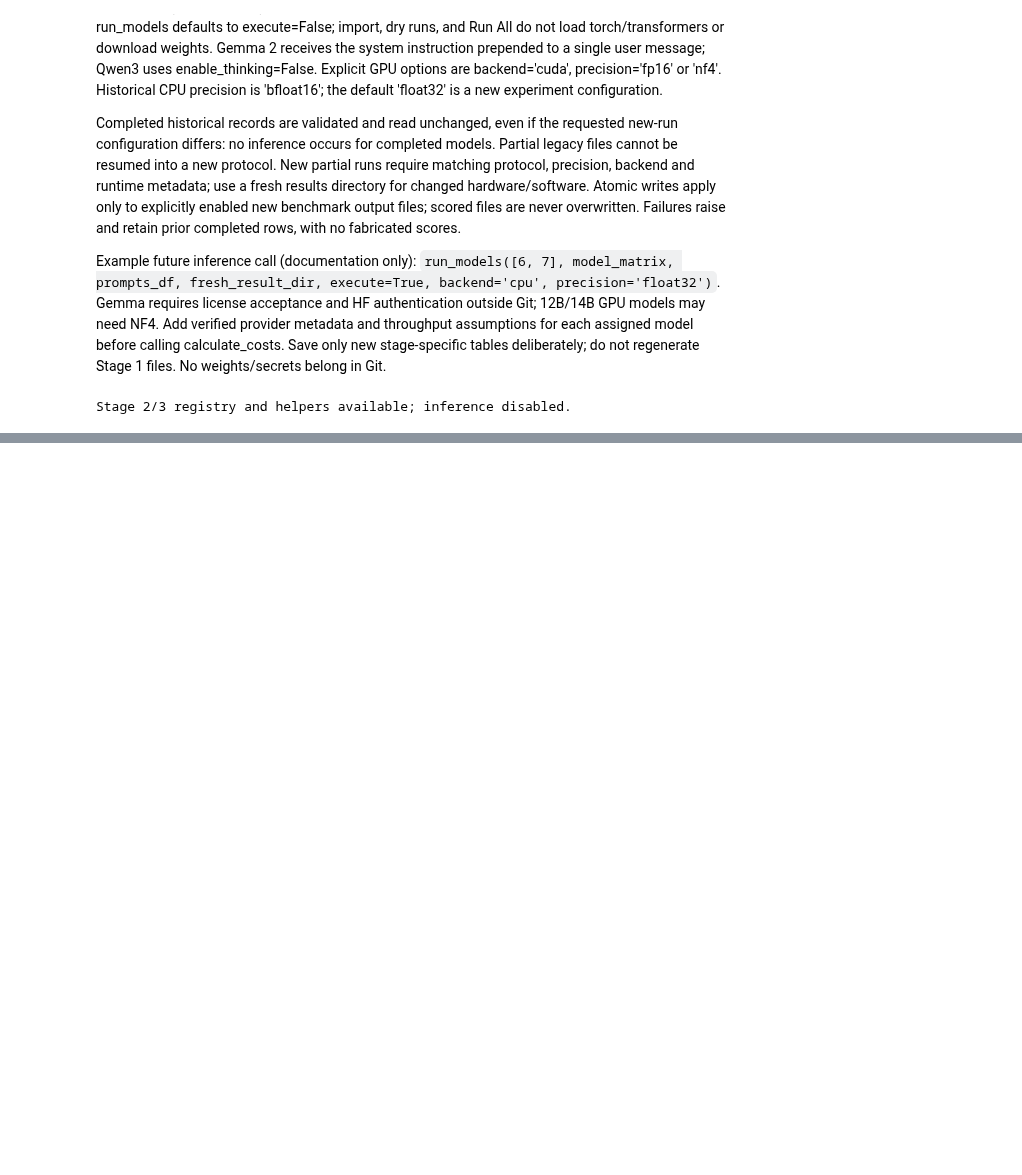
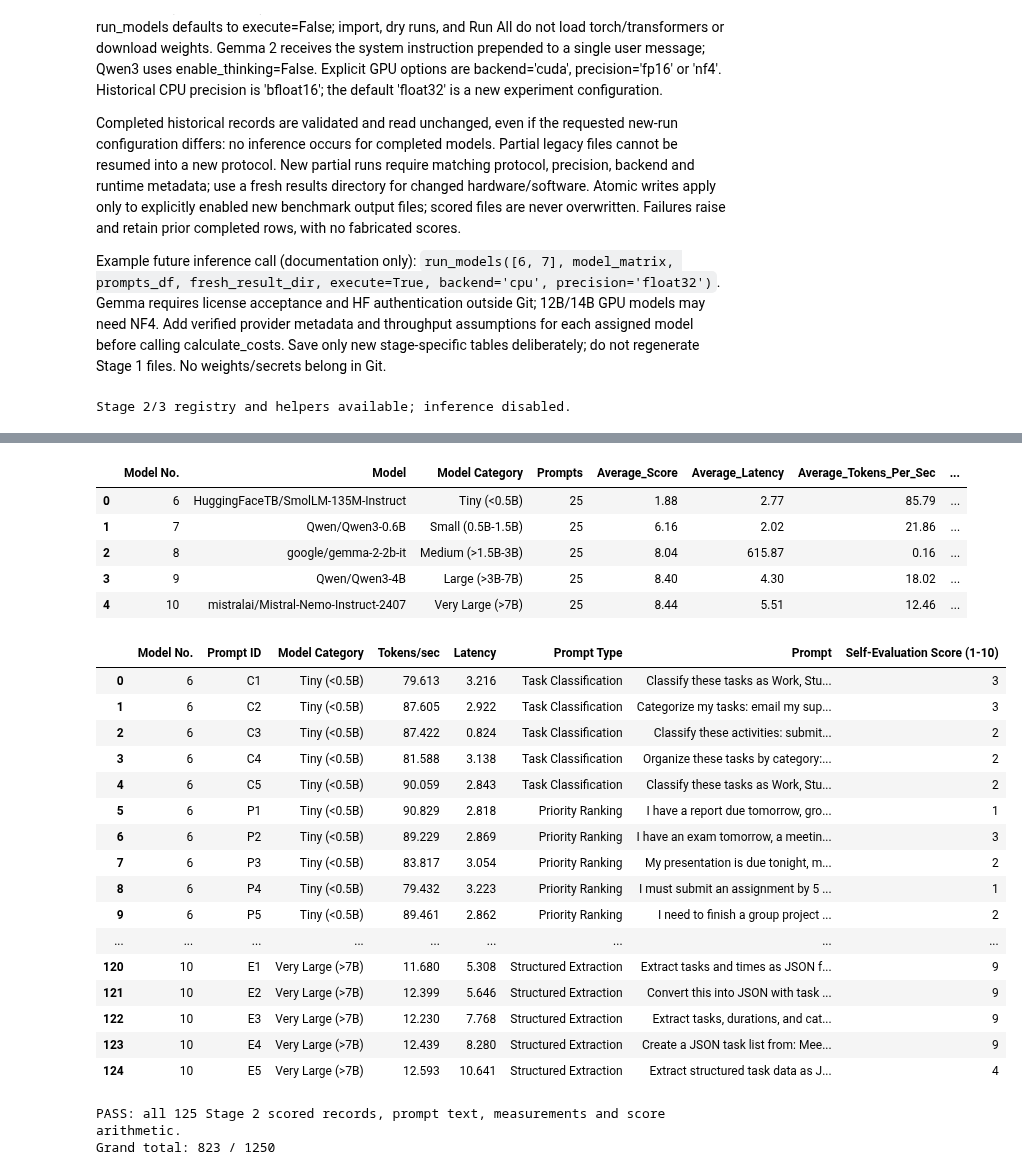
Before and after one commit to AshleyZhou-31/3_CozyDay, a Jupyter notebook: llm-test/multi_model_system.ipynb, the cells around one changed output, grey strips where cells are left out. Cells and saved outputs as stored; diff of their text form; code cells hidden in the pictures; blank space fills up the shorter version.

Commit message:
Add Stage 2 Models 6-10: benchmarks, scoring, costs, routing scenario, validator

```diff
--- a/llm-test/multi_model_system.ipynb
+++ b/llm-test/multi_model_system.ipynb
@@ -325,0 +331,53 @@ Stage 2/3 registry and helpers available; inference disabled.
+# %%
+frames = []
+for number in range(6, 11):
+    raw = pd.read_csv(RESULTS_DIR / f"a7_model_{number}_benchmark.csv")
+    scored = pd.read_csv(RESULTS_DIR / f"a7_model_{number}_scored.csv")
+    validate_records(scored, *models[number], prompts_df)
+    assert len(scored) == 25
+    unscored = SCORE_COLUMNS + ["Self-Evaluation Score (1-10)"]
+    pd.testing.assert_frame_equal(raw.drop(columns=unscored), scored.drop(columns=unscored))
+    assert scored[SCORE_COLUMNS].map(lambda x: float(x).is_integer() and 1 <= x <= 10).all().all()
+    calculated = scored[SCORE_COLUMNS].mean(axis=1).map(lambda x: int(x + 0.5))
+    assert calculated.eq(scored["Self-Evaluation Score (1-10)"]).all()
+    frames.append(scored.assign(**{"Model No.": number}))
+stage2_benchmark_df = pd.concat(frames, ignore_index=True)
+saved_combined_s2 = pd.read_csv(RESULTS_DIR / "a7_stage2_all_benchmarks.csv")
+pd.testing.assert_frame_equal(stage2_benchmark_df[saved_combined_s2.columns], saved_combined_s2)
+stage2_summary = stage2_benchmark_df.groupby(["Model No.", "Model", "Model Category"]).agg(
+    Prompts=("Prompt ID", "count"), Average_Score=("Self-Evaluation Score (1-10)", "mean"),
+    Average_Latency=("Latency", "mean"), Average_Tokens_Per_Sec=("Tokens/sec", "mean"),
+    Token_Limit_Hits=("Reached Token Limit", "sum")).reset_index().round(2)
+pd.testing.assert_frame_equal(stage2_summary, pd.read_csv(RESULTS_DIR / "a7_stage2_summary.csv"))
+display(stage2_summary)
+with pd.option_context("display.max_rows", 150, "display.max_colwidth", None):
+    display(stage2_benchmark_df[["Model No.", "Prompt ID", "Model Category", "Tokens/sec",
+        "Latency", "Prompt Type", "Prompt", "Self-Evaluation Score (1-10)"]])
+print("PASS: all 125 Stage 2 scored records, prompt text, measurements and score arithmetic.")
+print("Grand total:", int(stage2_benchmark_df["Self-Evaluation Score (1-10)"].sum()), "/ 1250")
+# %% [output]
+|  | Model No. | Model | Model Category | Prompts | Average_Score | Average_Latency | Average_Tokens_Per_Sec | ... |
+| 0 | 6 | HuggingFaceTB/SmolLM-135M-Instruct | Tiny (<0.5B) | 25 | 1.88 | 2.77 | 85.79 | ... |
+| 1 | 7 | Qwen/Qwen3-0.6B | Small (0.5B-1.5B) | 25 | 6.16 | 2.02 | 21.86 | ... |
+| 2 | 8 | google/gemma-2-2b-it | Medium (>1.5B-3B) | 25 | 8.04 | 615.87 | 0.16 | ... |
+| 3 | 9 | Qwen/Qwen3-4B | Large (>3B-7B) | 25 | 8.40 | 4.30 | 18.02 | ... |
+| 4 | 10 | mistralai/Mistral-Nemo-Instruct-2407 | Very Large (>7B) | 25 | 8.44 | 5.51 | 12.46 | ... |
+|  | Model No. | Prompt ID | Model Category | Tokens/sec | Latency | Prompt Type | Prompt | Self-Evaluation Score (1-10) |
+| 0 | 6 | C1 | Tiny (<0.5B) | 79.613 | 3.216 | Task Classification | Classify these tasks as Work, Stu... | 3 |
+| 1 | 6 | C2 | Tiny (<0.5B) | 87.605 | 2.922 | Task Classification | Categorize my tasks: email my sup... | 3 |
+| 2 | 6 | C3 | Tiny (<0.5B) | 87.422 | 0.824 | Task Classification | Classify these activities: submit... | 2 |
+| 3 | 6 | C4 | Tiny (<0.5B) | 81.588 | 3.138 | Task Classification | Organize these tasks by category:... | 2 |
+| 4 | 6 | C5 | Tiny (<0.5B) | 90.059 | 2.843 | Task Classification | Classify these tasks as Work, Stu... | 2 |
+| 5 | 6 | P1 | Tiny (<0.5B) | 90.829 | 2.818 | Priority Ranking | I have a report due tomorrow, gro... | 1 |
+| 6 | 6 | P2 | Tiny (<0.5B) | 89.229 | 2.869 | Priority Ranking | I have an exam tomorrow, a meetin... | 3 |
+| 7 | 6 | P3 | Tiny (<0.5B) | 83.817 | 3.054 | Priority Ranking | My presentation is due tonight, m... | 2 |
+| 8 | 6 | P4 | Tiny (<0.5B) | 79.432 | 3.223 | Priority Ranking | I must submit an assignment by 5 ... | 1 |
+| 9 | 6 | P5 | Tiny (<0.5B) | 89.461 | 2.862 | Priority Ranking | I need to finish a group project ... | 2 |
+| ... | ... | ... | ... | ... | ... | ... | ... | ... |
+| 120 | 10 | E1 | Very Large (>7B) | 11.680 | 5.308 | Structured Extraction | Extract tasks and times as JSON f... | 9 |
+| 121 | 10 | E2 | Very Large (>7B) | 12.399 | 5.646 | Structured Extraction | Convert this into JSON with task ... | 9 |
+| 122 | 10 | E3 | Very Large (>7B) | 12.230 | 7.768 | Structured Extraction | Extract tasks, durations, and cat... | 9 |
+| 123 | 10 | E4 | Very Large (>7B) | 12.439 | 8.280 | Structured Extraction | Create a JSON task list from: Mee... | 9 |
+| 124 | 10 | E5 | Very Large (>7B) | 12.593 | 10.641 | Structured Extraction | Extract structured task data as J... | 4 |
+PASS: all 125 Stage 2 scored records, prompt text, measurements and score arithmetic.
+Grand total: 823 / 1250
```
Also changed, not shown: parts of 8 cells of this notebook, 19 other files.
